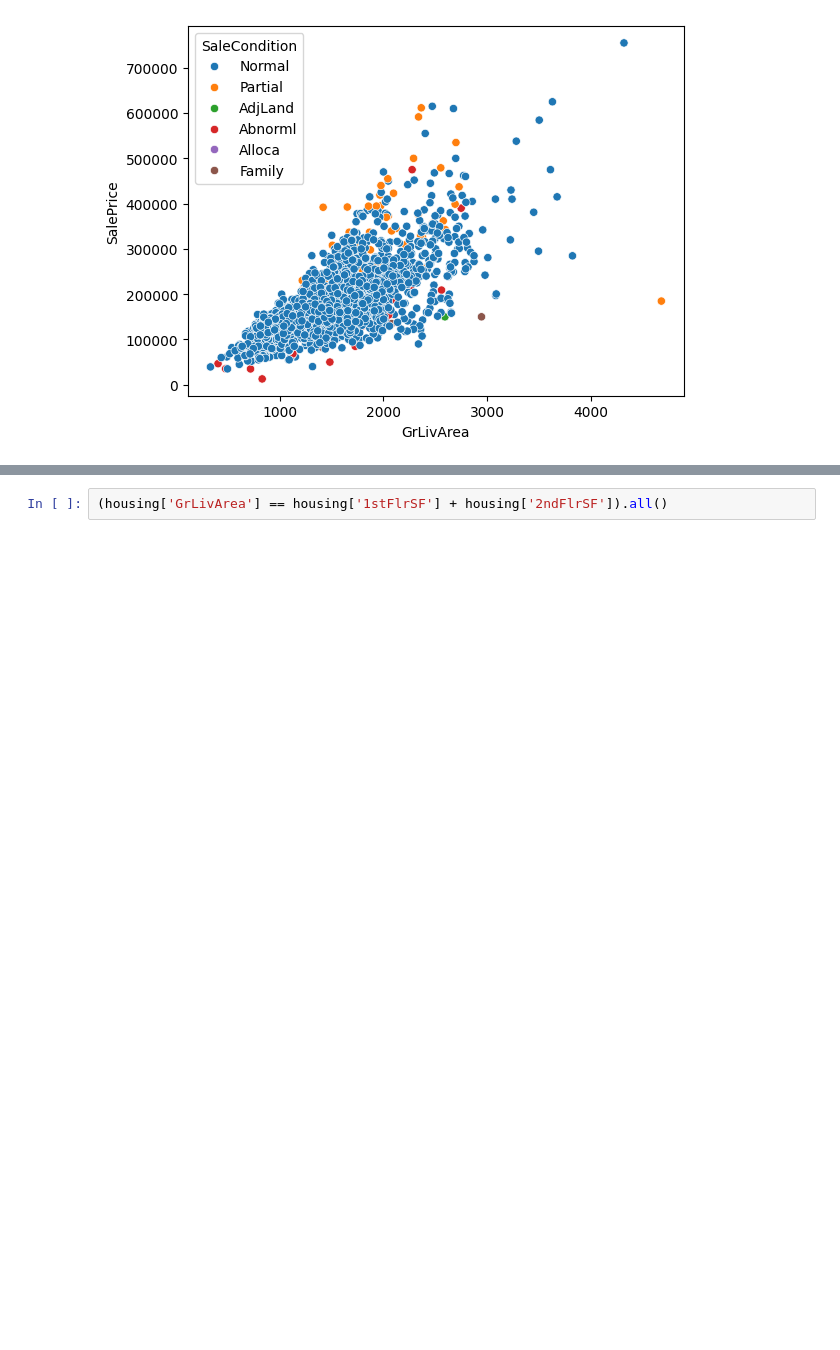
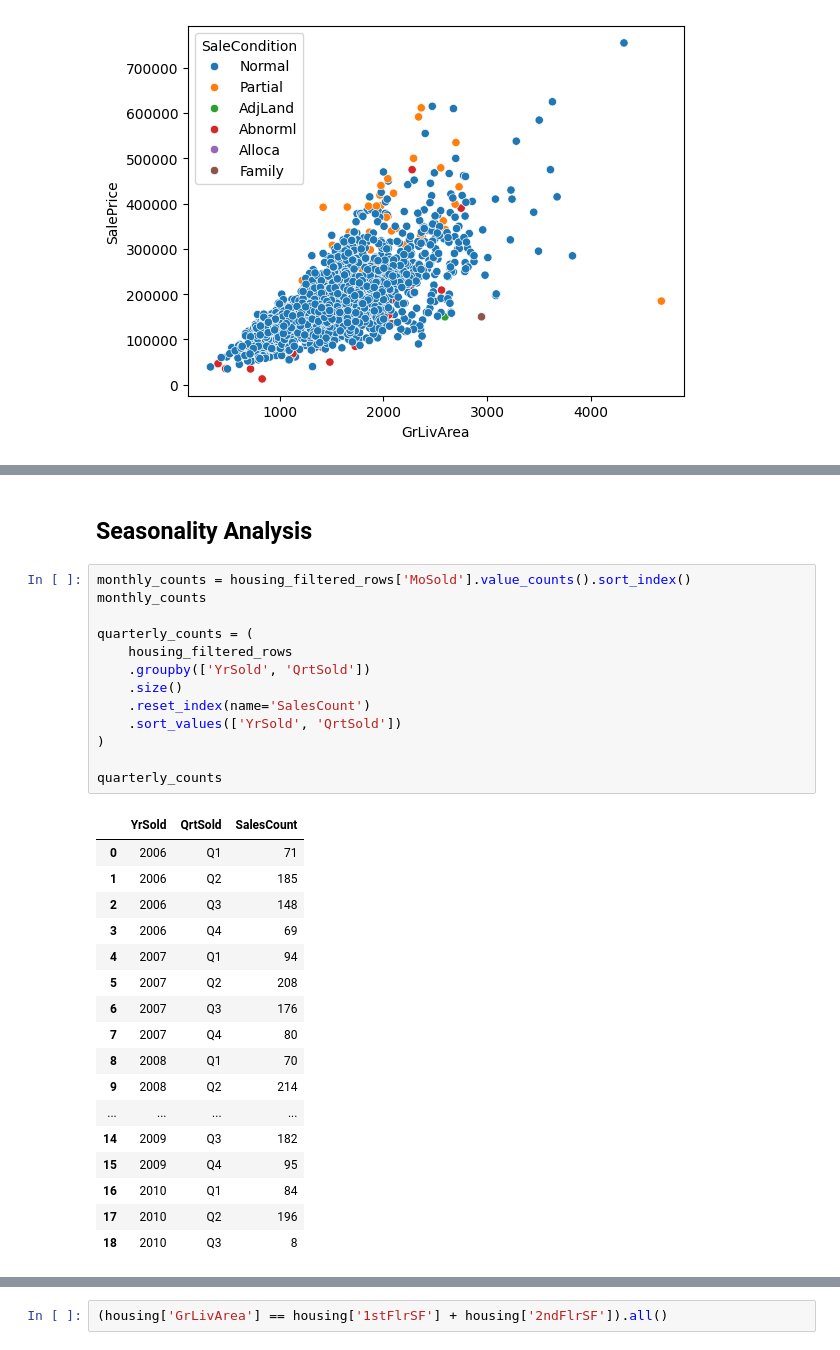
Before and after one commit to erinnyy/Ames_ML_Project, a Jupyter notebook: Ames_Machine_Learning_Project.ipynb, the cells around one changed output, grey strips where cells are left out. Saved outputs shown, nothing was run; the diff lists cells and outputs as text; blank space fills up the shorter version.

```diff
--- a/Ames_Machine_Learning_Project.ipynb
+++ b/Ames_Machine_Learning_Project.ipynb
@@ -219,0 +262,33 @@ sns.scatterplot(data=housing, x='GrLivArea', y='SalePrice', hue='MiscFeature')
+# %% [markdown]
+## Seasonality Analysis
+# %%
+monthly_counts = housing_filtered_rows['MoSold'].value_counts().sort_index()
+monthly_counts
+
+quarterly_counts = (
+    housing_filtered_rows
+    .groupby(['YrSold', 'QrtSold'])
+    .size()
+    .reset_index(name='SalesCount')
+    .sort_values(['YrSold', 'QrtSold'])
+)
+
+quarterly_counts
+# %% [output]
+|  | YrSold | QrtSold | SalesCount |
+| 0 | 2006 | Q1 | 71 |
+| 1 | 2006 | Q2 | 185 |
+| 2 | 2006 | Q3 | 148 |
+| 3 | 2006 | Q4 | 69 |
+| 4 | 2007 | Q1 | 94 |
+| 5 | 2007 | Q2 | 208 |
+| 6 | 2007 | Q3 | 176 |
+| 7 | 2007 | Q4 | 80 |
+| 8 | 2008 | Q1 | 70 |
+| 9 | 2008 | Q2 | 214 |
+| ... | ... | ... | ... |
+| 14 | 2009 | Q3 | 182 |
+| 15 | 2009 | Q4 | 95 |
+| 16 | 2010 | Q1 | 84 |
+| 17 | 2010 | Q2 | 196 |
+| 18 | 2010 | Q3 | 8 |
```
Also changed, not shown: parts of 34 cells of this notebook.
